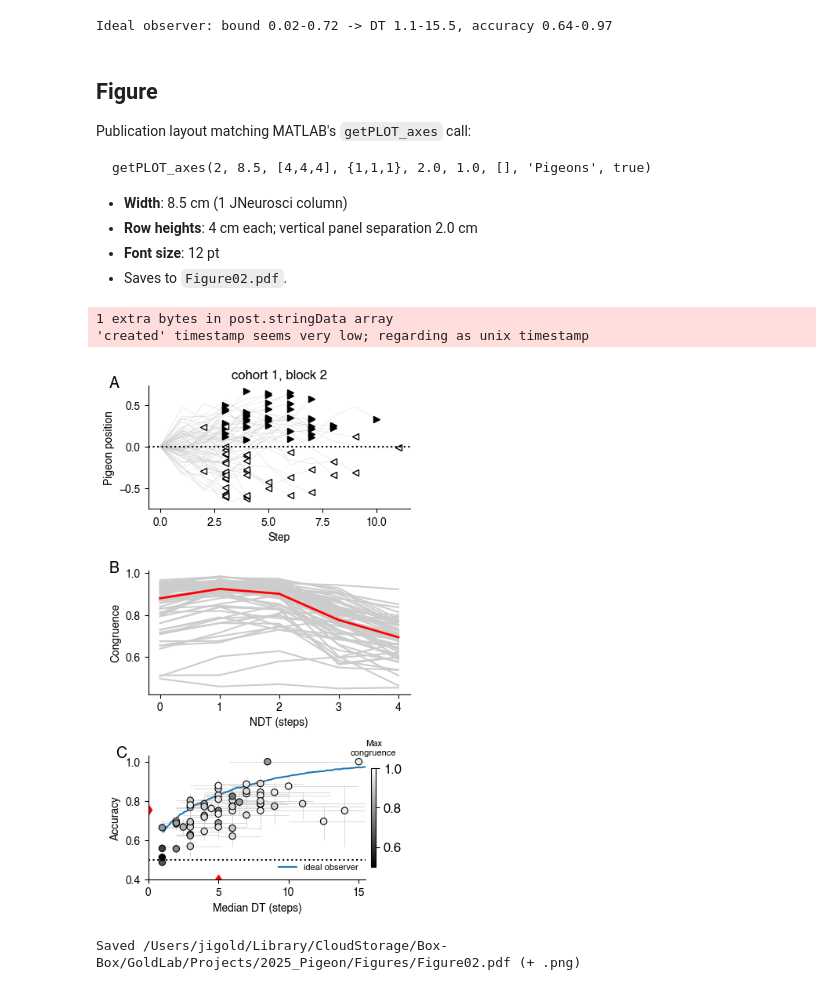
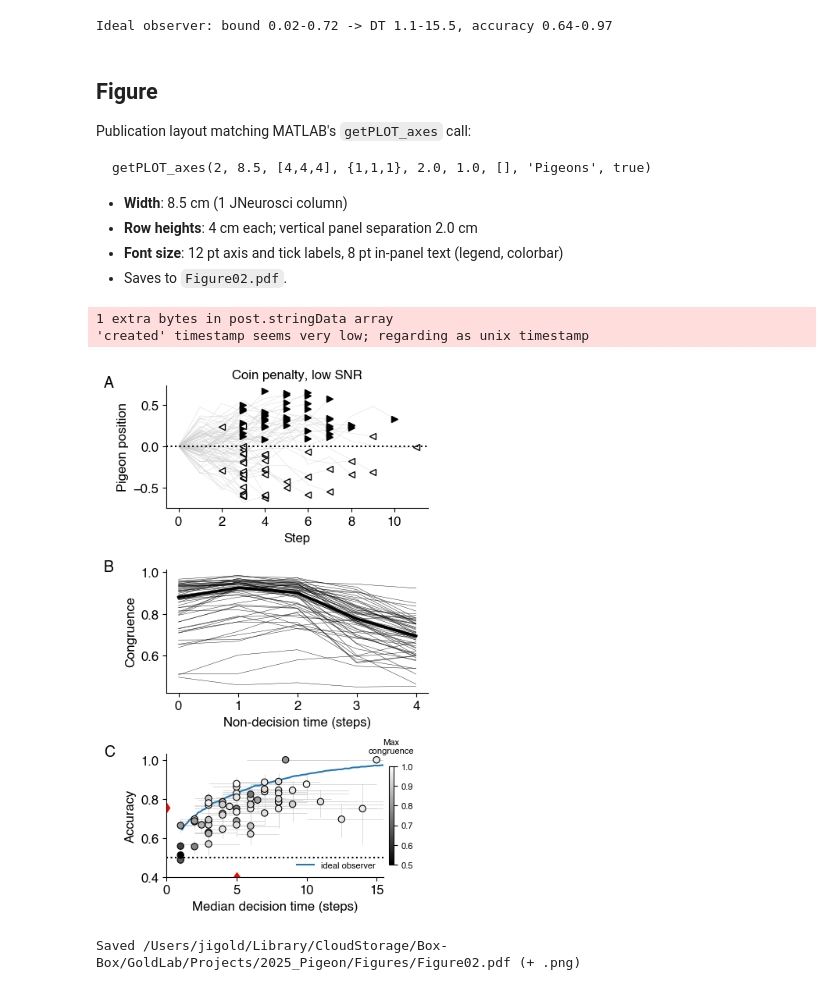
Before and after one commit to TheGoldLab/ms_2026_kalburge_etal_elife, a Jupyter notebook: notebooks/Figure02_performanceSummary.ipynb, the cells around one changed output. Cells and saved outputs as stored; diff of their text form; code cells hidden in the pictures.

```diff
--- a/notebooks/Figure02_performanceSummary.ipynb
+++ b/notebooks/Figure02_performanceSummary.ipynb
@@ -237,9 +237,10 @@ getPLOT_axes(2, 8.5, [4,4,4], {1,1,1}, 2.0, 1.0, [], 'Pigeons', true)
 
 - **Width**: 8.5 cm (1 JNeurosci column)
 - **Row heights**: 4 cm each; vertical panel separation 2.0 cm
-- **Font size**: 12 pt
+- **Font size**: 12 pt axis and tick labels, 8 pt in-panel text (legend, colorbar)
 - Saves to `Figure02.pdf`.
 # %%
+from matplotlib.ticker import MaxNLocator
 import matplotlib.gridspec as gridspec
 
 CM  = 1 / 2.54
@@ -251,12 +252,15 @@ FS  = 12
 fig_h       = sum(HTS) + PSH * (len(HTS) - 1)   # 16 cm
 hspace_frac = PSH / np.mean(HTS)
 
+# Set fonts before creating axes: axes take their tick sizes at creation, so updating rcParams
+# afterwards left the main panels' tick labels at the 10-pt default.
+plt.rcParams.update({'font.size': FS, 'axes.labelsize': FS, 'axes.titlesize': FS, **FONT_RC})
 fig = plt.figure(figsize=(WID * CM, fig_h * CM))
 gs = gridspec.GridSpec(3, 1, figure=fig,
                        hspace=hspace_frac,
                        left=0, right=1, bottom=0, top=1)
 axs = [fig.add_subplot(gs[r]) for r in range(3)]
-plt.rcParams.update({'font.size': FS, 'axes.labelsize': FS, 'axes.titlesize': FS, **FONT_RC})
+FS_INSET = 8   # in-panel text (legend, colorbar)
 
 gr = (0.8, 0.8, 0.8)
 
@@ -282,16 +286,17 @@ for _, row in example.iterrows():
 ax.axhline(0, color='k', linestyle=':')
 ax.set_xlabel('Step')
 ax.set_ylabel('Pigeon position')
-ax.set_title(f'cohort 1, block {BLOCK}')
+ax.xaxis.set_major_locator(MaxNLocator(integer=True))
+ax.set_title(f'{CONDITION_LABELS[BLOCK]}, low SNR')
 
 # Panel 2 (middle): Congruence per NDT
-# Median-across-subjects line is red, matching the median-indicator convention
-# used throughout this figure set (red = summary statistic across subjects).
+# Thin black per-subject lines with a thick black median (red over many black lines was hard to
+# read; same choice as Figure 3B).
 ax = axs[1]
 xax = np.arange(N_NDT)
-ax.plot(xax, congruence_summary.T, '-', color=gr)
-ax.plot(xax, np.nanmedian(congruence_summary, axis=0), 'r-', linewidth=2)
-ax.set_xlabel('NDT (steps)')
+ax.plot(xax, congruence_summary.T, '-', color='k', linewidth=0.3)
+ax.plot(xax, np.nanmedian(congruence_summary, axis=0), 'k-', linewidth=2.5)
+ax.set_xlabel('Non-decision time (steps)')
 ax.set_ylabel('Congruence')
 
 # Panel 3 (bottom): Accuracy vs. median DT
@@ -320,38 +325,42 @@ ax.errorbar(performance_summary[:, 1], performance_summary[:, 0],
             xerr=xerr, yerr=yerr,
             fmt='none', ecolor=gr, capsize=0, linewidth=0.5, zorder=1)
 sc = ax.scatter(performance_summary[:, 1], performance_summary[:, 0],
                  c=max_congruence, cmap='gray', vmin=0.5, vmax=1.0,
                  edgecolors='k', linewidths=0.8, s=36, zorder=2)
 ax.plot(0, np.nanmedian(performance_summary[:, 0]), 'rd', markerfacecolor='r')
 ax.plot(np.nanmedian(performance_summary[:, 1]), 0.4, 'rd', markerfacecolor='r')
 dt_xlim_hi = np.ceil(np.nanmax(performance_summary[:, 1])) + 0.5
 ax.set_xlim(0, dt_xlim_hi)
 ax.set_ylim(0.4, 1.03)
-ax.set_xlabel('Median DT (steps)')
+ax.set_xlabel('Median decision time (steps)')
 ax.set_ylabel('Accuracy')
-ax.legend(loc='lower right', fontsize=FS - 4, frameon=False)
+ax.legend(loc='lower right', fontsize=FS_INSET, frameon=False)
 cbar = fig.colorbar(sc, ax=ax, shrink=0.8, pad=0.02)
 # Label sits above the color scale (not rotated alongside it), matching the
 # annotation-style convention used for compact side labels elsewhere. pad=12
 # (not the default ~6) clears the "1.0" tick label that sits right at the top
 # of the color scale — a smaller pad has the title text collide with that tick.
-cbar.ax.set_title('Max\ncongruence', fontsize=8, pad=12)
+cbar.ax.set_title('Max\ncongruence', fontsize=FS_INSET, pad=12)
+cbar.ax.tick_params(labelsize=FS_INSET)
 
-add_panel_label(axs[0], 'A')
-add_panel_label(axs[1], 'B')
-add_panel_label(axs[2], 'C')
+# Letters sit left of the 12-pt tick labels; panel C is narrowed by its colorbar, so its axes-fraction
+# offset is scaled to land at the same distance from the axis as A and B.
+PANEL_DX = -0.24
+add_panel_label(axs[0], 'A', dx=PANEL_DX)
+add_panel_label(axs[1], 'B', dx=PANEL_DX)
+add_panel_label(axs[2], 'C', dx=PANEL_DX * axs[0].get_position().width / axs[2].get_position().width)
 
 for ax in axs:
     ax.spines['top'].set_visible(False)
     ax.spines['right'].set_visible(False)
 
 out = FIGURES_DIR / 'Figure02.pdf'
 fig.savefig(out, dpi=300, bbox_inches='tight')
 fig.savefig(out.with_suffix('.png'), dpi=300, bbox_inches='tight')
 plt.show()
 print(f'Saved {out} (+ .png)')
 # %% [output]
 1 extra bytes in post.stringData array
 'created' timestamp seems very low; regarding as unix timestamp
-[figure, old version]
+[figure, new version]
 Saved /Users/jigold/Library/CloudStorage/Box-Box/GoldLab/Projects/2025_Pigeon/Figures/Figure02.pdf (+ .png)
```
Also changed, not shown: parts of 3 cells of this notebook.
